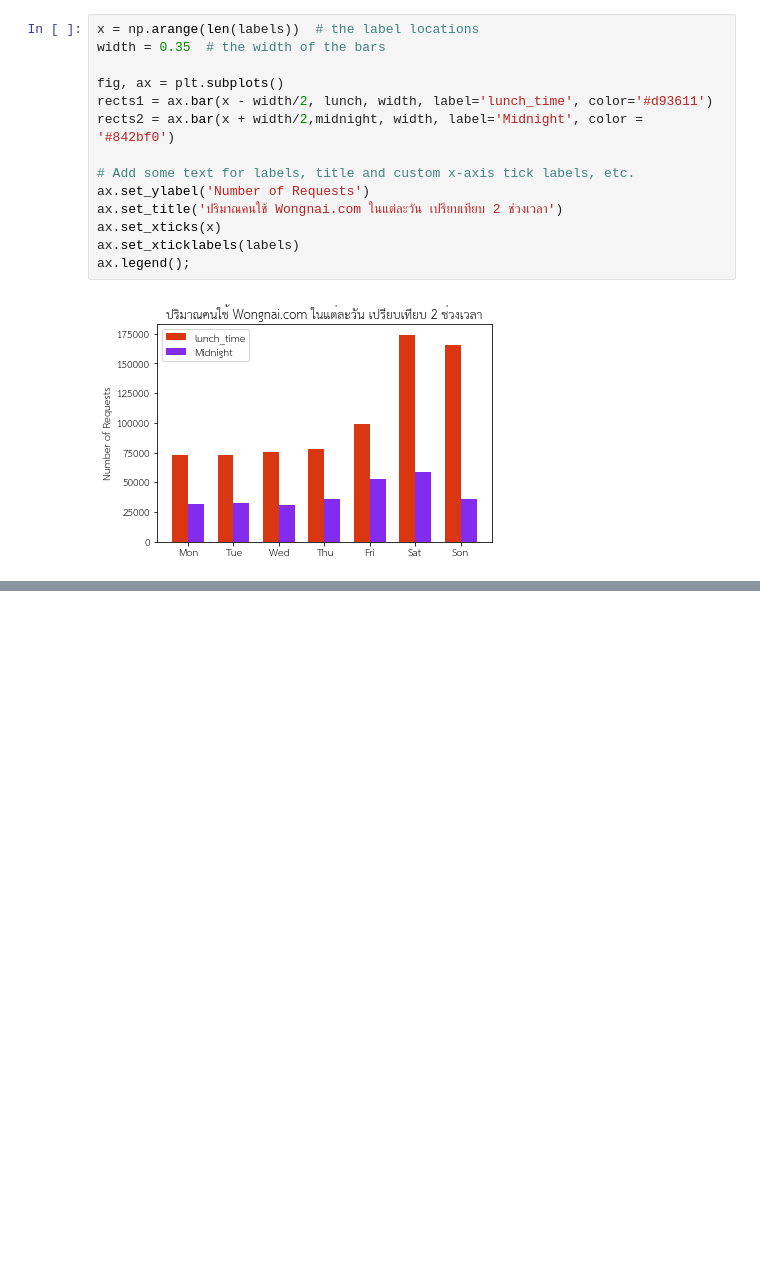
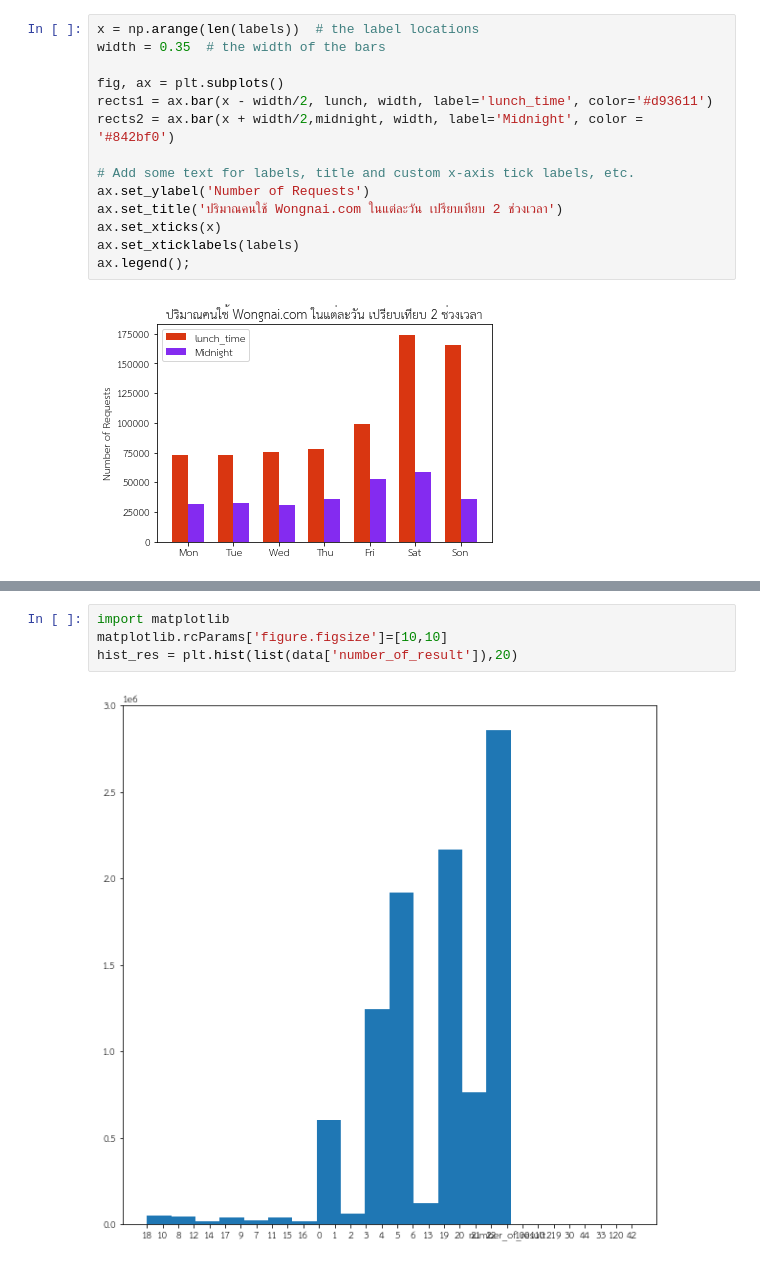
Before and after one commit to tanpharamut/data_viz, a Jupyter notebook: Visualize_Data_Comparison.ipynb, the cells around one changed output, grey strips where cells are left out. Cells and saved outputs as stored; diff of their text form; blank space fills up the shorter version.

```diff
--- a/Visualize_Data_Comparison.ipynb
+++ b/Visualize_Data_Comparison.ipynb
@@ -177,0 +187,6 @@ ax.legend();
+# %%
+import matplotlib
+matplotlib.rcParams['figure.figsize']=[10,10]
+hist_res = plt.hist(list(data['number_of_result']),20)
+# %% [output]
+[figure, added]
```
Also changed, not shown: parts of 2 cells of this notebook.
